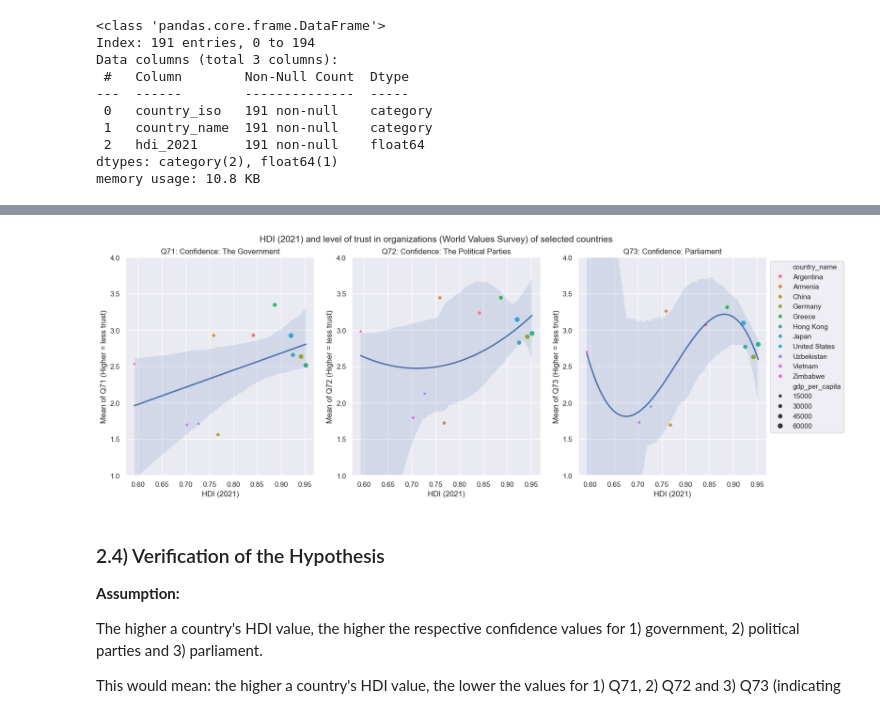
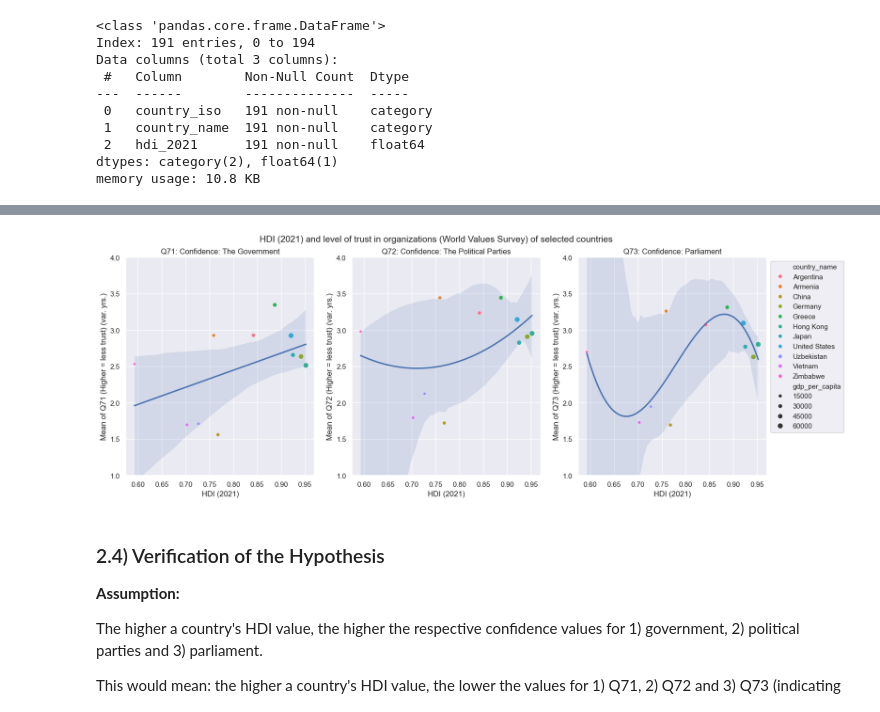
Before and after one commit to newjonny/world-values-survey-pandas-notebook, a Jupyter notebook: analysis.ipynb, the cells around one changed output, grey strips where cells are left out. Drawn from its saved outputs; the diff is of its cells as text; code cells hidden in the pictures.

```diff
--- a/analysis.ipynb
+++ b/analysis.ipynb
@@ -592,7 +592,7 @@ q71_plot = sns.scatterplot(x="hdi_2021",
             data=hdi_analysis_df
 )
 q71_plot.set_ylim(bottom=1, top=4)
-q71_plot.set_ylabel("Mean of Q71 (Higher = less trust)")
+q71_plot.set_ylabel("Mean of Q71 (Higher = less trust) (var. yrs.)")
 q71_plot.set_xlabel("HDI (2021)")
 q71_plot.set_title("Q71: Confidence: The Government")
 q71_plot.get_legend().remove()
@@ -613,39 +613,39 @@ q72_plot = sns.scatterplot(x="hdi_2021",
             data=hdi_analysis_df
 )
 q72_plot.set_ylim(bottom=1, top=4)
-q72_plot.set_ylabel("Mean of Q72 (Higher = less trust)")
+q72_plot.set_ylabel("Mean of Q72 (Higher = less trust) (var. yrs.)")
 q72_plot.set_xlabel("HDI (2021)")
 q72_plot.set_title("Q72: Confidence: The Political Parties")
 q72_plot.get_legend().remove()
 
 sns.regplot(x="hdi_2021",
             y="mean_q73",
             ax=axs[2],
             scatter=False,
             order=3, # cubic
             data=hdi_analysis_df
 )
 q73_plot = sns.scatterplot(x="hdi_2021",
             y="mean_q73",
             hue="country_name",
             size="gdp_per_capita",
             hue_order=unique_country_names,
             ax=axs[2],
             data=hdi_analysis_df
 )
 q73_plot.set_ylim(bottom=1, top=4)
-q73_plot.set_ylabel("Mean of Q73 (Higher = less trust)")
+q73_plot.set_ylabel("Mean of Q73 (Higher = less trust) (var. yrs.)")
 q73_plot.set_xlabel("HDI (2021)")
 q73_plot.set_title("Q73: Confidence: Parliament")
 
 fig.suptitle("HDI (2021) and level of trust in organizations (World Values Survey) of selected countries", fontsize=14)
 fig.subplots_adjust(top=0.9)
 
 sns.move_legend(q73_plot, "upper left", bbox_to_anchor=(1, 1))
 
 plt.show()
 # %% [output]
-[figure, old version]
+[figure, new version]
 # %% [markdown]
 ### 2.4) Verification of the Hypothesis
 **Assumption:**
```
Also changed, not shown: parts of 6 cells of this notebook.
